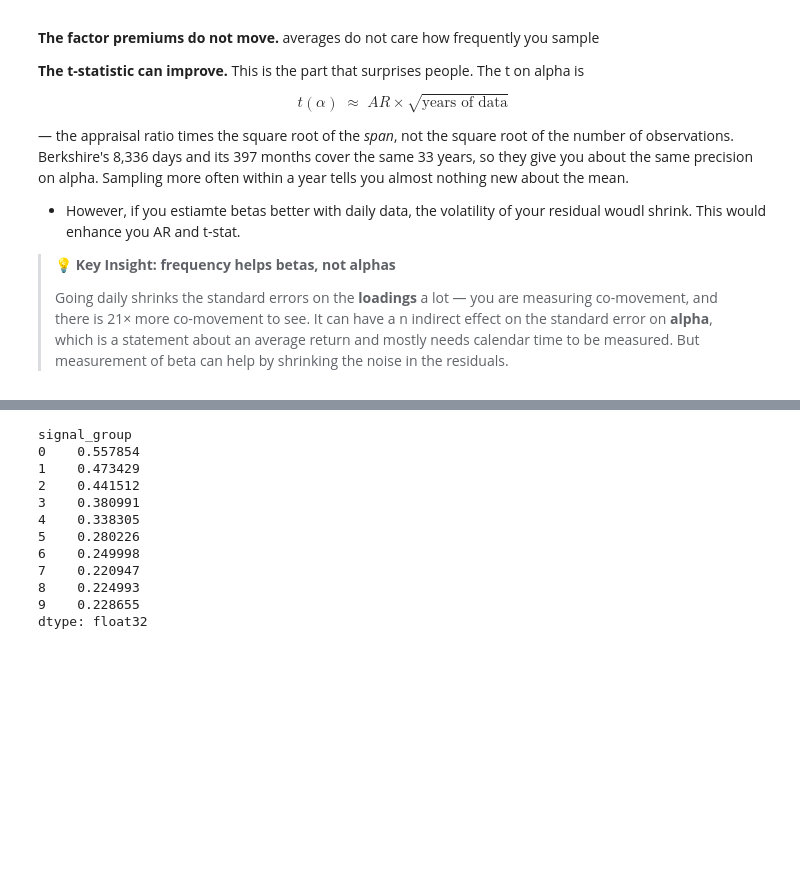
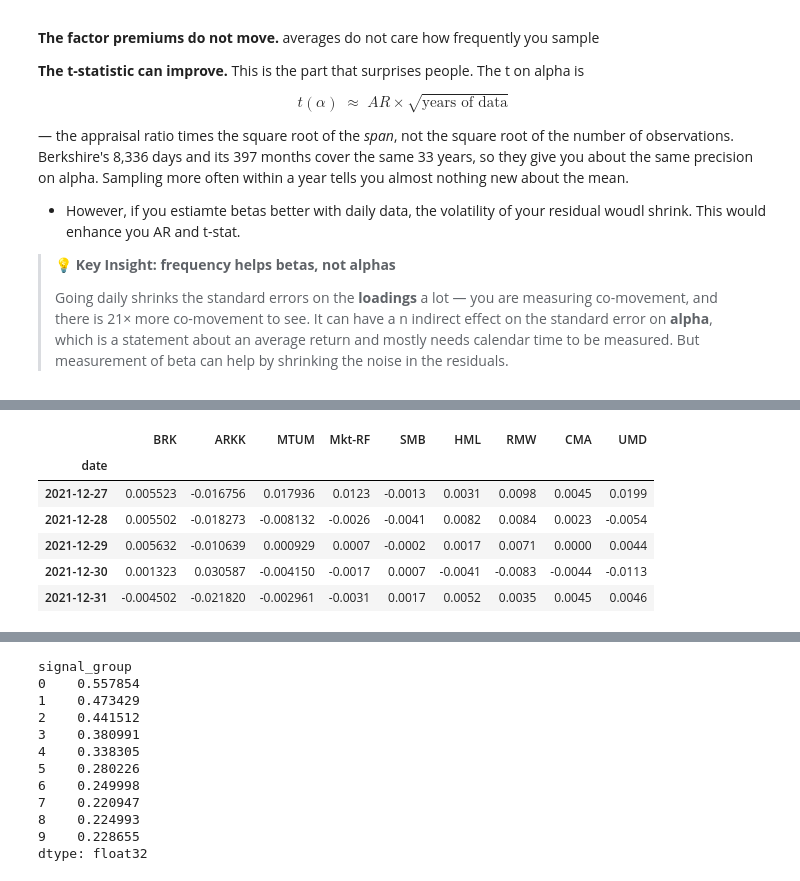
Before and after one commit to amoreira2/UG54, a Jupyter notebook: chapters/Finance/L6_MultiFactor_AI.ipynb, the cells around one changed output, grey strips where cells are left out. Saved outputs shown, nothing was run; the diff lists cells and outputs as text; code cells hidden in the pictures; blank space fills up the shorter version.

```diff
--- a/chapters/Finance/L6_MultiFactor_AI.ipynb
+++ b/chapters/Finance/L6_MultiFactor_AI.ipynb
@@ -440,0 +451,15 @@ This would enhance you AR and t-stat.
+# %%
+# Daily returns, not excess: Berkshire, ARKK, eleven momentum ETFs, and the six
+# factors from Ken French's daily files. Built by chapters/Finance/build_l6_daily_etfs.py
+daily   = pd.read_parquet(f"{BASE}/daily_funds_etfs.parquet")
+FACTORS = ['Mkt-RF', 'SMB', 'HML', 'RMW', 'CMA', 'UMD']
+
+daily[['BRK', 'ARKK', 'MTUM'] + FACTORS].dropna().tail()
+# %% [output]
+|  | BRK | ARKK | MTUM | Mkt-RF | SMB | HML | RMW | CMA | UMD |
+| date |  |  |  |  |  |  |  |  |  |
+| 2021-12-27 | 0.005523 | -0.016756 | 0.017936 | 0.0123 | -0.0013 | 0.0031 | 0.0098 | 0.0045 | 0.0199 |
+| 2021-12-28 | 0.005502 | -0.018273 | -0.008132 | -0.0026 | -0.0041 | 0.0082 | 0.0084 | 0.0023 | -0.0054 |
+| 2021-12-29 | 0.005632 | -0.010639 | 0.000929 | 0.0007 | -0.0002 | 0.0017 | 0.0071 | 0.0000 | 0.0044 |
+| 2021-12-30 | 0.001323 | 0.030587 | -0.004150 | -0.0017 | 0.0007 | -0.0041 | -0.0083 | -0.0044 | -0.0113 |
+| 2021-12-31 | -0.004502 | -0.021820 | -0.002961 | -0.0031 | 0.0017 | 0.0052 | 0.0035 | 0.0045 | 0.0046 |
```
Also changed, not shown: parts of 18 cells of this notebook, 2 other files.
